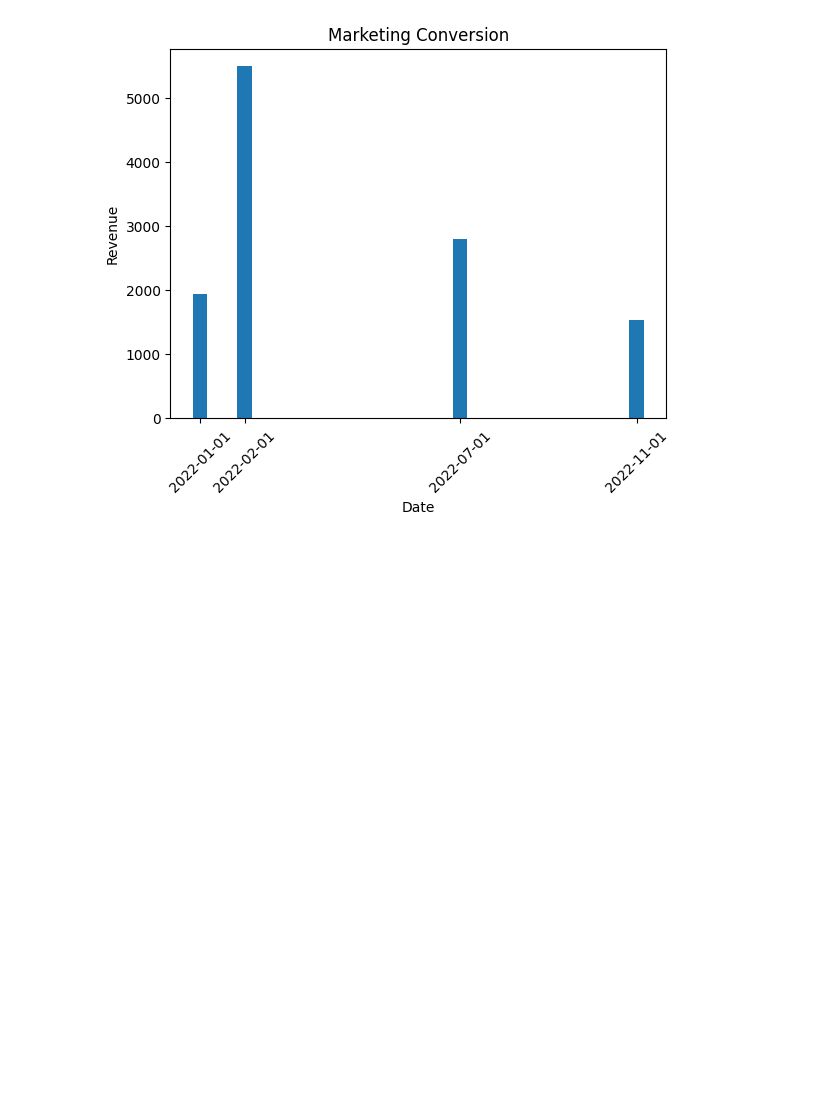
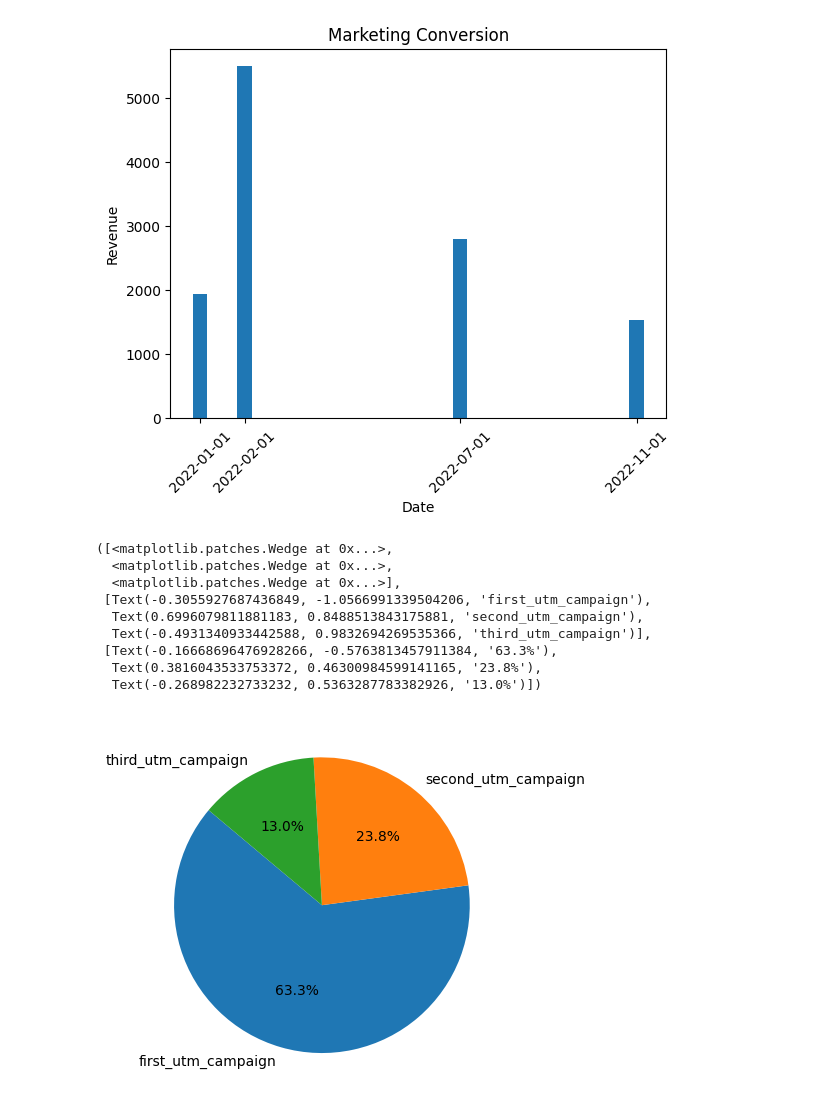
Before and after one commit to NatalyaAnri/Scentbird, a Jupyter notebook: results.ipynb, the cells around one changed output. Cells and saved outputs as stored; diff of their text form; code cells hidden in the pictures; blank space fills up the shorter version.

Commit message:
fix marketing_conversion_report

```diff
--- a/results.ipynb
+++ b/results.ipynb
@@ -87,3 +85,24 @@ plt.xticks(df["report_date"])
   Text(19174.0, 0, '2022-07-01'),
   Text(19297.0, 0, '2022-11-01')])
 [figure]
+# %%
+# marketing_conversion_report 2
+sql_pie = '''
+SELECT campaign_name, SUM(total_revenue) AS total_revenue
+FROM postgres.public_nandrianova.marketing_conversion_report
+GROUP BY campaign_name
+;
+'''
+df_pie = pd.read_sql(sql_pie, con= engine)
+plt.pie(df_pie["total_revenue"], labels=df_pie["campaign_name"], autopct='%1.1f%%', startangle=140)
+# %% [output]
+([<matplotlib.patches.Wedge at 0x...>,
+  <matplotlib.patches.Wedge at 0x...>,
+  <matplotlib.patches.Wedge at 0x...>],
+ [Text(-0.3055927687436849, -1.0566991339504206, 'first_utm_campaign'),
+  Text(0.6996079811881183, 0.8488513843175881, 'second_utm_campaign'),
+  Text(-0.4931340933442588, 0.9832694269535366, 'third_utm_campaign')],
+ [Text(-0.16668696476928266, -0.5763813457911384, '63.3%'),
+  Text(0.3816043533753372, 0.46300984599141165, '23.8%'),
+  Text(-0.268982232733232, 0.5363287783382926, '13.0%')])
+[figure, added]
```
Also changed, not shown: parts of 1 cell of this notebook, 1 other file.
